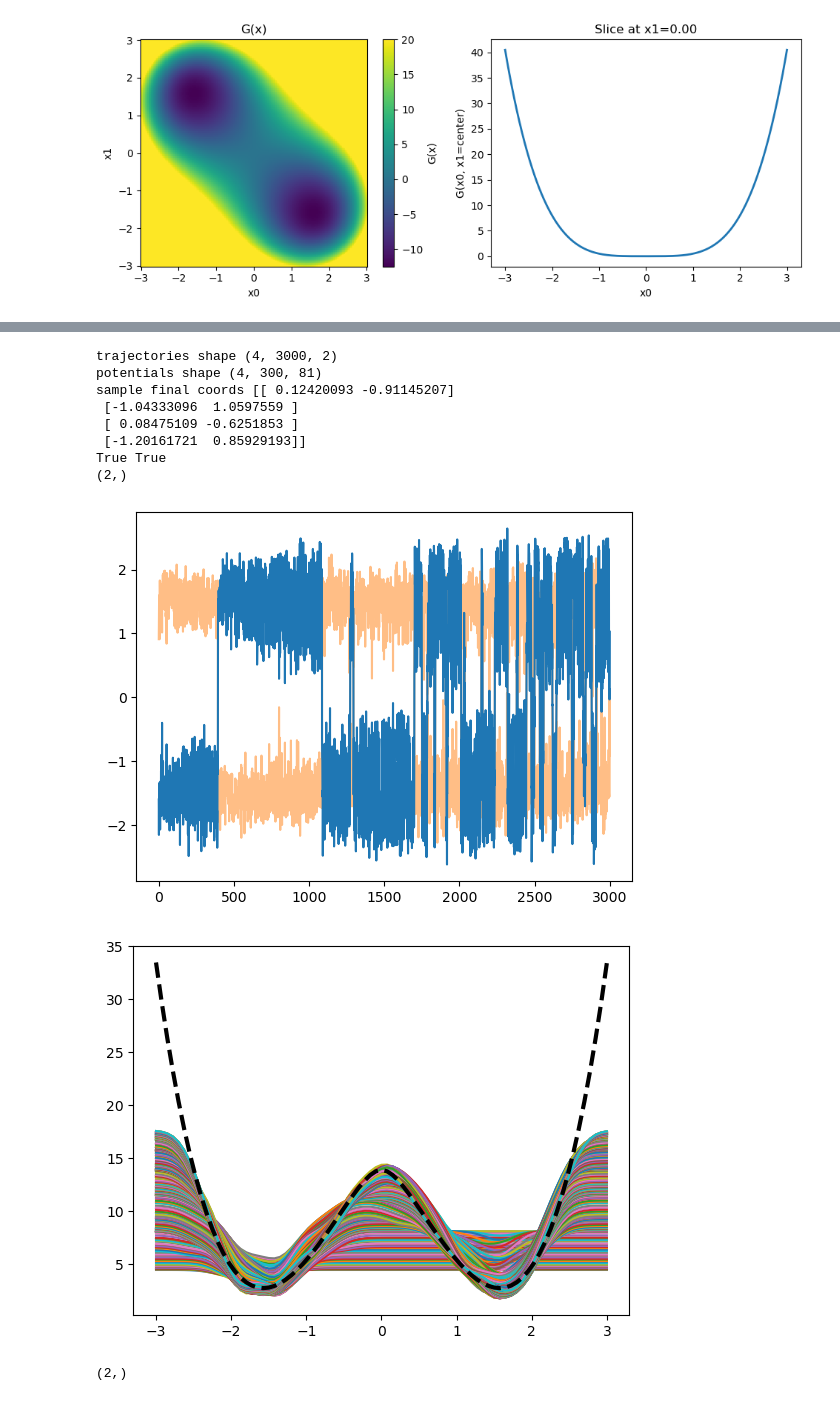
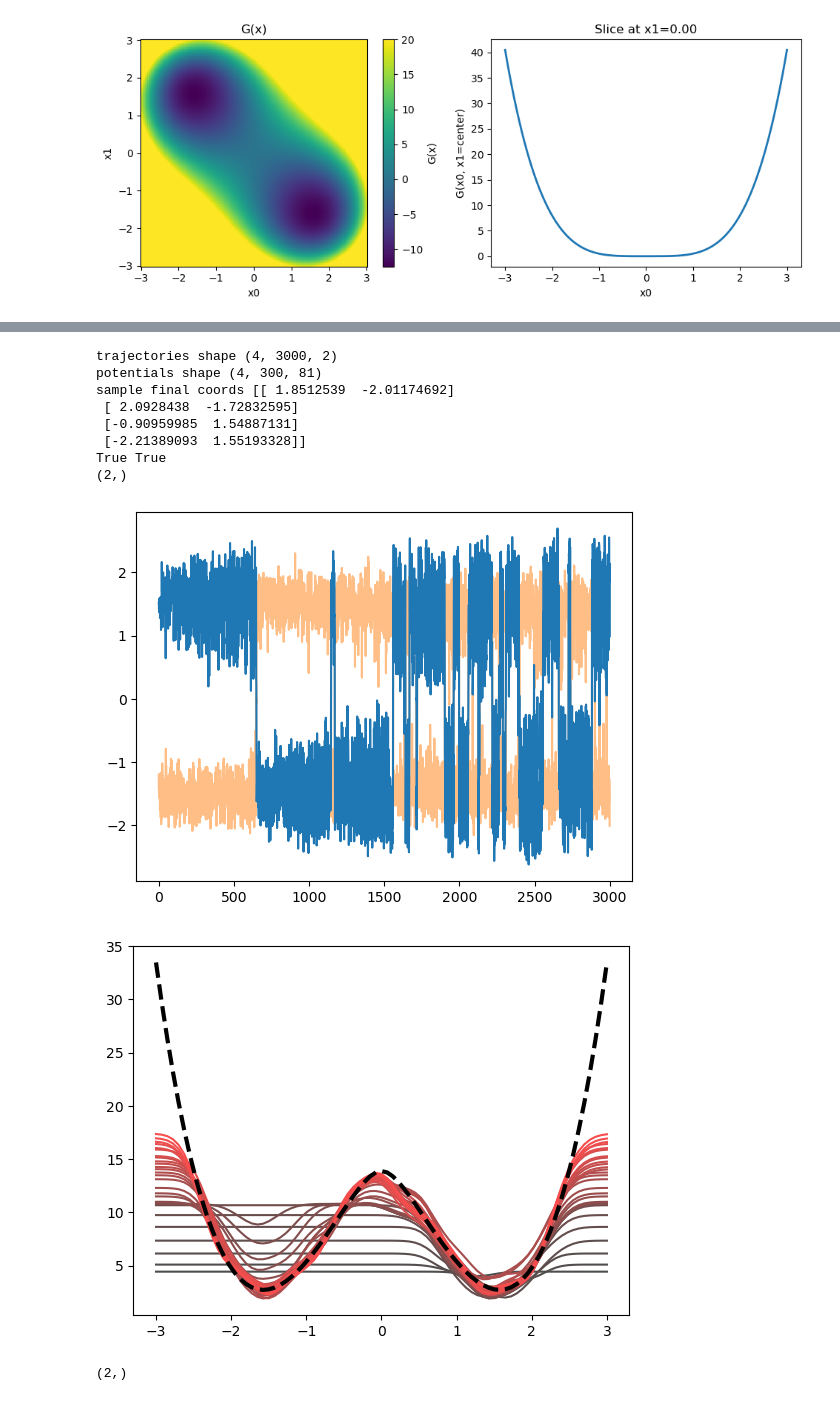
Before and after one commit to JonathanHB/sampling-methods-v4, a Jupyter notebook: propagator_testing.ipynb, the cells around one changed output, grey strips where cells are left out. Saved outputs shown, nothing was run; the diff lists cells and outputs as text; code cells hidden in the pictures.

Commit message:
fiddly plotting edits

```diff
--- a/propagator_testing.ipynb
+++ b/propagator_testing.ipynb
@@ -134,41 +134,41 @@ traj, pots = propagate(
     n_gaussians=300, frames_per_gaussian=10,
     CV=CV, grad_CV=grad_CV, sigma=sigma, omega=0.4, delta_T=delta_T,
     cv_min=cv_min, cv_max=cv_max
 )
 
 print('trajectories shape', traj.shape)
 print('potentials shape', pots.shape)
 print('sample final coords', traj[:, -1, :])
 #print('max bias height walker0 over time', pots[0, :, :].max(axis=-1))
 print(np.isfinite(traj).all(), np.isfinite(pots).all())
 
 
 print(traj[0,0].shape)
 plt.plot(traj[0,:,0], zorder=100)
 plt.plot(traj[0,:,1], alpha=0.5)
 plt.show()
 
 for i, Vi in enumerate(pots[0]):
-    plt.plot(cv_grid, -Vi*(delta_T+T)/delta_T + kT*np.log(np.sum(np.exp(Vi*((delta_T+T)/delta_T)/kT))), color = [0.3+0.7*(i/len(pots[0])), 0.3, 0.3])
-    #TODO: missing delta T correction
+    if i%10==0:
+        plt.plot(cv_grid, -Vi*(delta_T+T)/delta_T + kT*np.log(np.sum(np.exp(Vi*((delta_T+T)/delta_T)/kT))), color = [0.3+0.7*(i/len(pots[0])), 0.3, 0.3])
 
 kT=1
 plt.plot(cv_grid, free_energy_grid + kT*np.log(np.sum(np.exp(-free_energy_grid/kT))), linestyle="dashed", color="black", linewidth="3")
 
 plt.show()
 # %% [output]
 [figure]
 [figure]
 trajectories shape (4, 3000, 2)
 potentials shape (4, 300, 81)
-sample final coords [[ 0.12420093 -0.91145207]
- [-1.04333096  1.0597559 ]
- [ 0.08475109 -0.6251853 ]
- [-1.20161721  0.85929193]]
+sample final coords [[ 1.8512539  -2.01174692]
+ [ 2.0928438  -1.72832595]
+ [-0.90959985  1.54887131]
+ [-2.21389093  1.55193328]]
 True True
 (2,)
-[figure, old version]
+[figure, new version]
-[figure, old version]
+[figure, new version]
 # %%
 print(traj[0,0].shape)
 plt.plot(traj[0,:,0], zorder=100)
```
Also changed, not shown: parts of 1 cell of this notebook.
